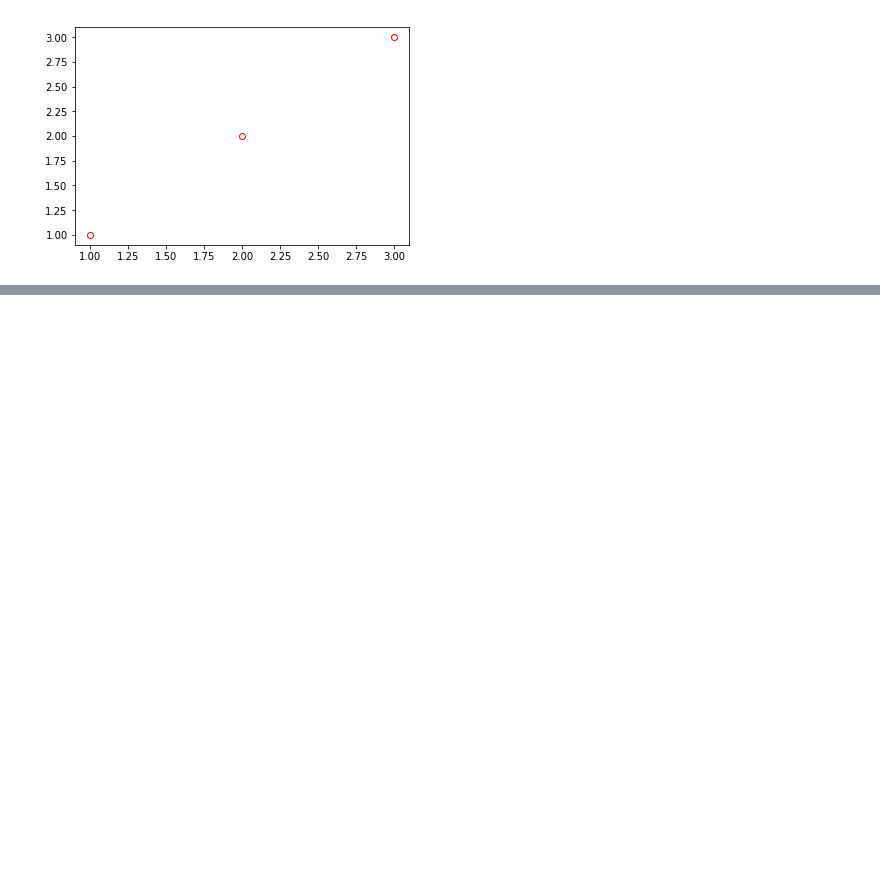
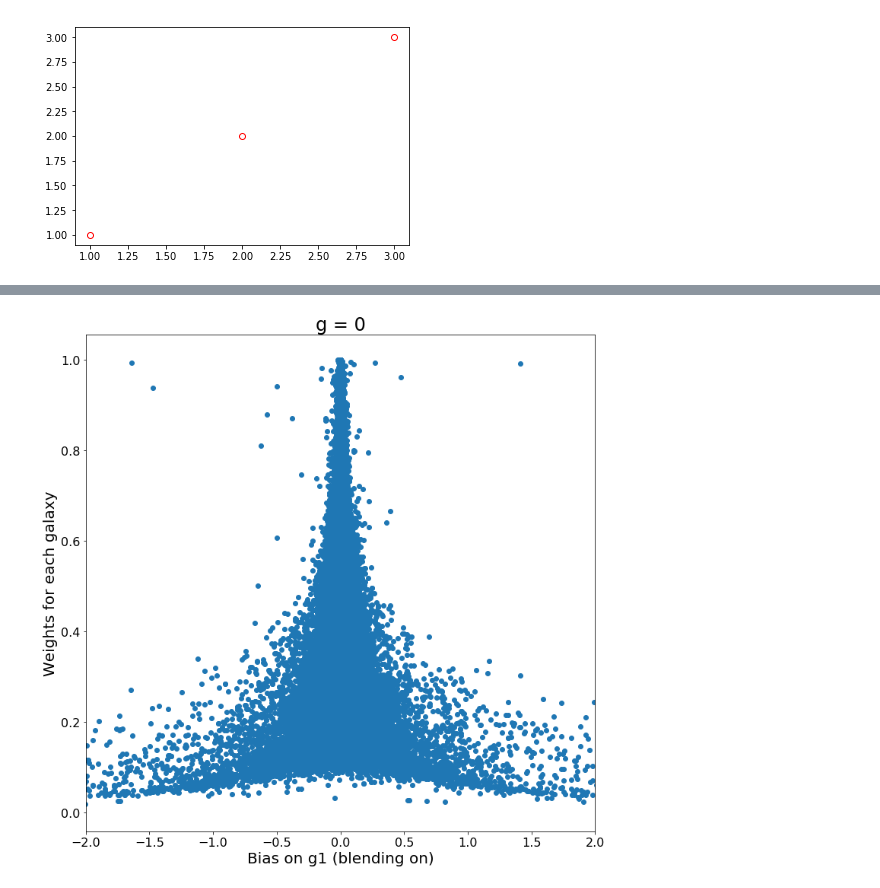
Before and after one commit to ismael-mendoza/wld_code, a Jupyter notebook: resolve_BootHists.ipynb, the cells around one changed output, grey strips where cells are left out. Cells and saved outputs as stored; diff of their text form; code cells hidden in the pictures; blank space fills up the shorter version.

```diff
--- a/resolve_BootHists.ipynb
+++ b/resolve_BootHists.ipynb
@@ -610,0 +650,15 @@ plt.plot([1,2,3], [1,2,3], "o", markerfacecolor='None', color='r')
+# %%
+shape_noise = np.std(np.sqrt(scats[4]['e1']**2 + scats[4]['e2']**2))
+# %%
+# g = 0 , g1 component.
+plt.figure(figsize=(12,12))
+cat = scats[4]
+weights = (1./2)*(shape_noise**2/ (shape_noise**2 + cat['dg1_grp']**2) + shape_noise**2/ (shape_noise**2 + cat['dg2_grp']**2))
+plt.scatter(cat['bias_g1_grp'], weights)
+plt.title("g = 0", size= 24)
+plt.xlabel('Bias on g1 (blending on)', size=20)
+plt.ylabel('Weights for each galaxy', size=20)
+plt.xlim(-2, 2)
+plt.tick_params(axis='both', which='major', labelsize=16)
+# %% [output]
+[figure, added]
```
Also changed, not shown: parts of 15 cells of this notebook, 2 other files.
